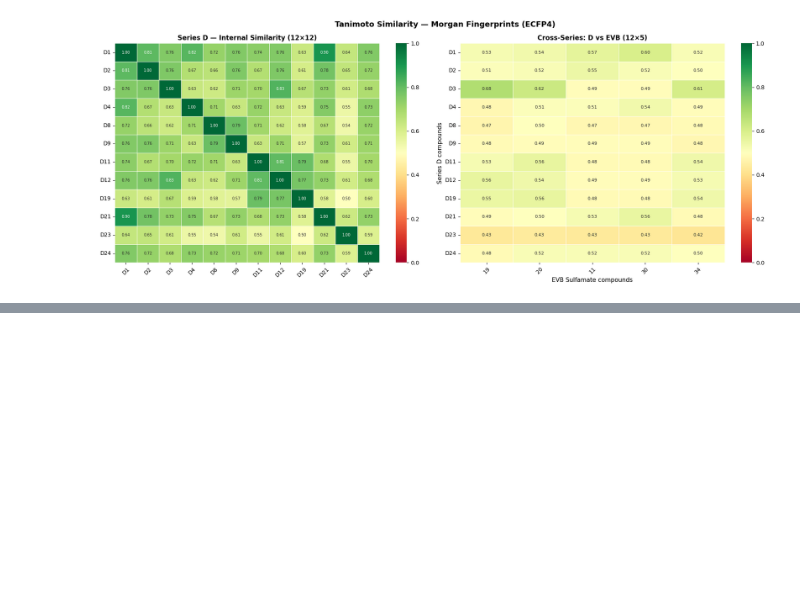
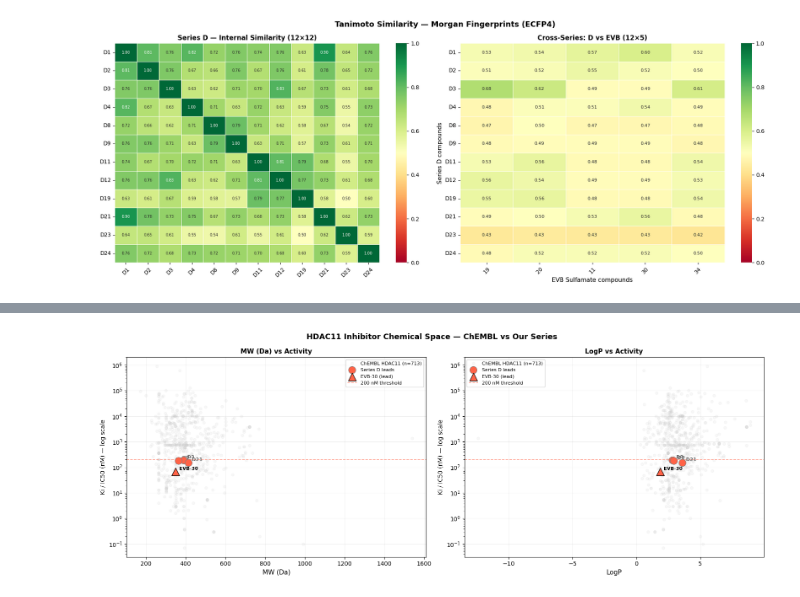
Before and after one commit to Kitossan22/HDAC11-SAR-Analysis, a Jupyter notebook: HDAC.ipynb, the cells around one changed output, grey strips where cells are left out. Drawn from its saved outputs; the diff is of its cells as text; code cells hidden in the pictures; blank space fills up the shorter version.

```diff
--- a/HDAC.ipynb
+++ b/HDAC.ipynb
@@ -312,0 +580,10 @@ plt.show()
+# %%
+df_chembl["Mol"]  = df_chembl["canonical_smiles"].apply(Chem.MolFromSmiles)
+df_chembl         = df_chembl[df_chembl["Mol"].notna()].copy()
+df_chembl["MW"]   = df_chembl["Mol"].apply(Descriptors.MolWt)
+df_chembl["LogP"] = df_chembl["Mol"].apply(Descriptors.MolLogP)
+df_chembl["TPSA"] = df_chembl["Mol"].apply(Descriptors.TPSA)
+df_chembl         = df_chembl.reset_index(drop=True)
+
+print(f"Valid molecules after parsing: {len(df_chembl)}")
+df_chembl[["molecule_chembl_id","standard_type","standard_value","MW","LogP","TPSA"]].head(10)
@@ -312,0 +603,46 @@ plt.show()
+# %%
+fig, axes = plt.subplots(1, 2, figsize=(16, 6))
+fig.suptitle("HDAC11 Inhibitor Chemical Space — ChEMBL vs Our Series",
+             fontsize=13, fontweight="bold")
+
+leads_D   = df_D[df_D["ID"].isin(["D21","D9","D3"])].copy()
+leads_evb = df_evb[df_evb["ID"] == "30"].copy()
+
+for ax, x_col, x_label in zip(axes, ["MW","LogP"], ["MW (Da)","LogP"]):
+
+    ax.scatter(df_chembl[x_col], df_chembl["standard_value"],
+               alpha=0.15, s=20, color="lightgray", zorder=1,
+               label=f"ChEMBL HDAC11 (n={len(df_chembl)})")
+
+    ax.scatter(leads_D[x_col], leads_D["Ki_nM"],
+               c=leads_D["Color"], s=150, marker="o",
+               edgecolors="gray", linewidths=0.8, zorder=4,
+               label="Series D leads")
+    for _, row in leads_D.iterrows():
+        ax.annotate(row["ID"], (row[x_col], row["Ki_nM"]),
+                    fontsize=8, fontweight="bold", color="dimgray",
+                    textcoords="offset points", xytext=(6, 3))
+
+    ax.scatter(leads_evb[x_col], leads_evb["Ki_nM"],
+               c=leads_evb["Color"], s=180, marker="^",
+               edgecolors="black", linewidths=0.9, zorder=5,
+               label="EVB-30 (lead)")
+    for _, row in leads_evb.iterrows():
+        ax.annotate("EVB-30", (row[x_col], row["Ki_nM"]),
+                    fontsize=8, fontweight="bold", color="black",
+                    textcoords="offset points", xytext=(6, 3))
+
+    ax.set_yscale("log")
+    ax.set_xlabel(x_label, fontsize=11)
+    ax.set_ylabel("Ki / IC50 (nM) — log scale", fontsize=10)
+    ax.set_title(f"{x_label} vs Activity", fontsize=11, fontweight="bold")
+    ax.axhline(200, color="tomato", linestyle="--",
+               linewidth=1.2, alpha=0.6, label="200 nM threshold")
+    ax.grid(True, alpha=0.2)
+    ax.legend(fontsize=8)
+
+plt.tight_layout()
+plt.savefig("chembl_landscape.png", dpi=150, bbox_inches="tight")
+plt.show()
+# %% [output]
+[figure, added]
```
Also changed, not shown: parts of 13 cells of this notebook.
